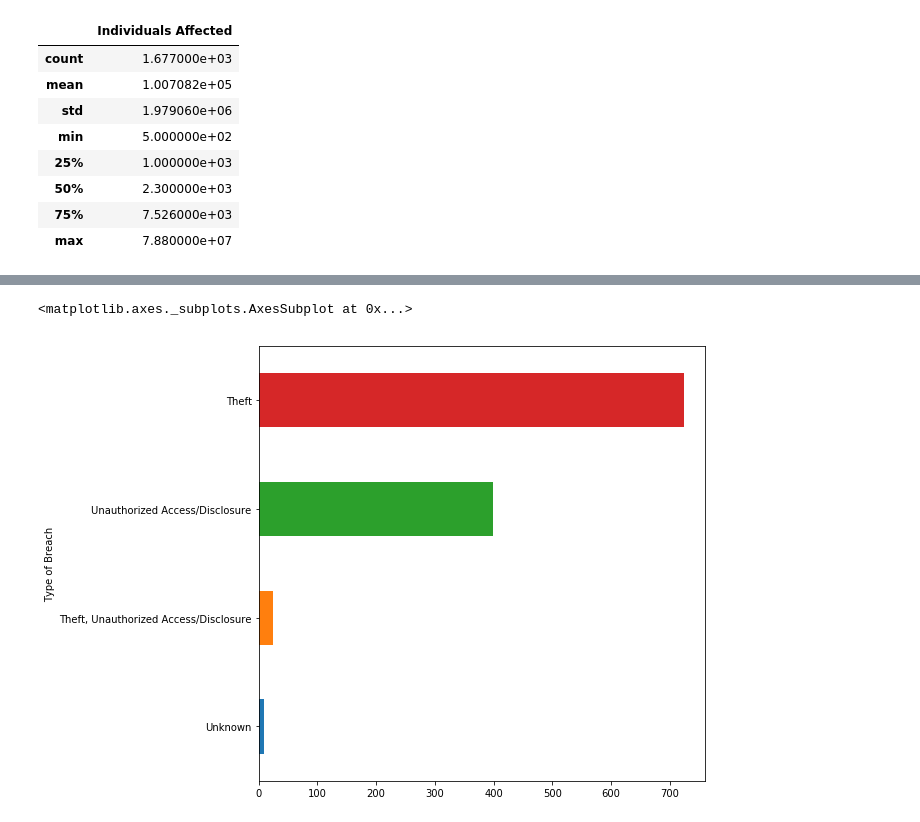
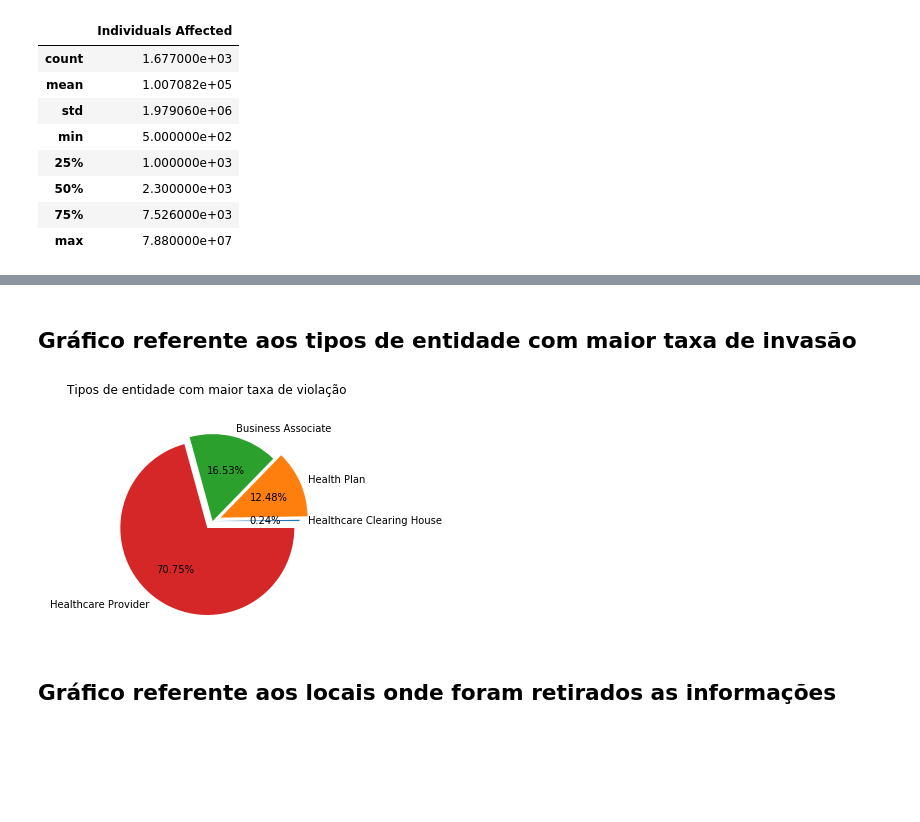
Before and after one commit to leomoreira12/Estudo-de-dados---Cyber-Crimes, a Jupyter notebook: DataAnalysis - Cyber Crimes.ipynb, the cells around one changed output, grey strips where cells are left out. Drawn from its saved outputs; the diff is of its cells as text; code cells hidden in the pictures; blank space fills up the shorter version.

```diff
--- a/DataAnalysis - Cyber Crimes.ipynb
+++ b/DataAnalysis - Cyber Crimes.ipynb
@@ -107,8 +55,16 @@ tab.groupby('State').size().sort_values().tail(10).plot(kind='barh', figsize=(10
-# %%
-tab.groupby('Type of Breach').size().tail(4).sort_values().plot(kind='barh', figsize=(8, 8))
-# %% [output]
-<matplotlib.axes._subplots.AxesSubplot at 0x...>
-[figure, removed]
+# %% [markdown]
+## Gráfico referente aos tipos de entidade com maior taxa de invasão
+# %%
+legendas = 'Healthcare Clearing House', 'Health Plan', 'Business Associate', 'Healthcare Provider'
+plt.axis('equal')
+plt.pie(tab['Covered Entity Type'].value_counts().sort_values(), autopct="%1.2f%%", labels = legendas, explode = [0,0.1,0,0.1])
+plt.suptitle("Tipos de entidade com maior taxa de violação")
+
+plt.show()
+# %% [output]
+[figure, added]
+# %% [markdown]
+## Gráfico referente aos locais onde foram retirados as informações
 # %%
 tab.groupby('Location of Breached Information').size().tail(4).sort_values().plot(kind='barh', figsize=(10,10))
 # %% [output]
```
Also changed, not shown: parts of 23 cells of this notebook.
